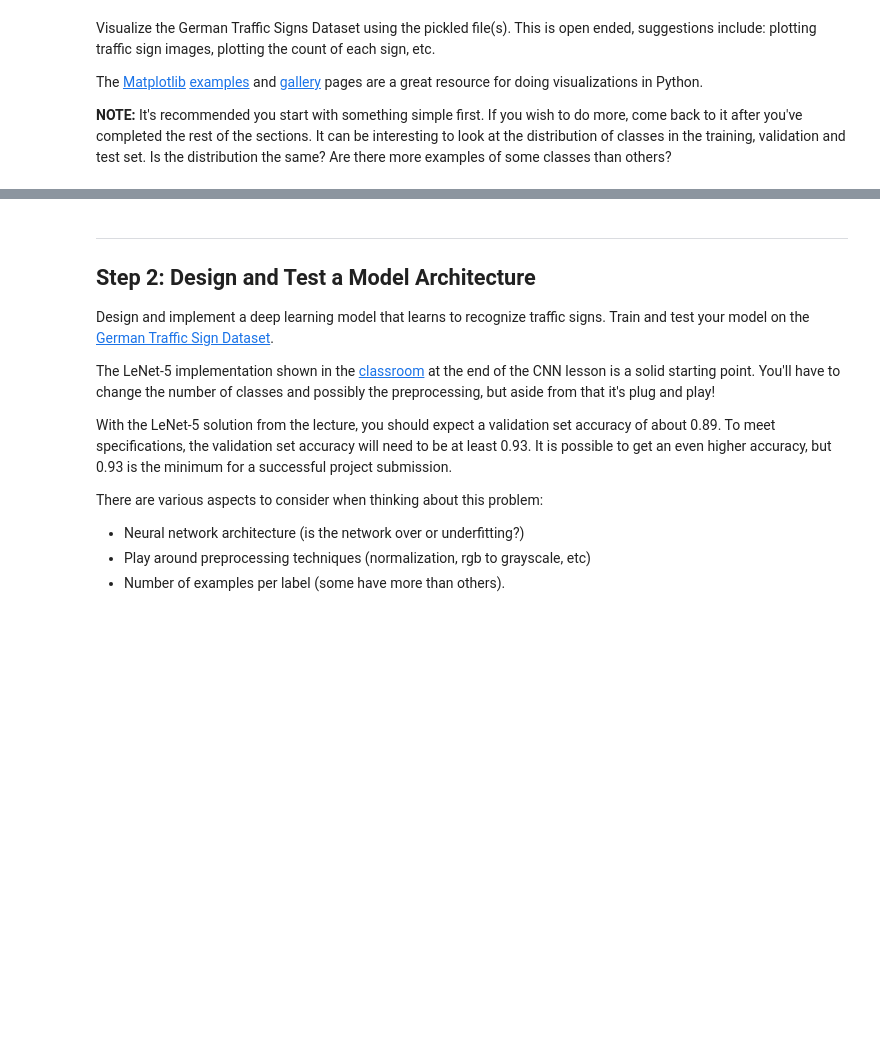
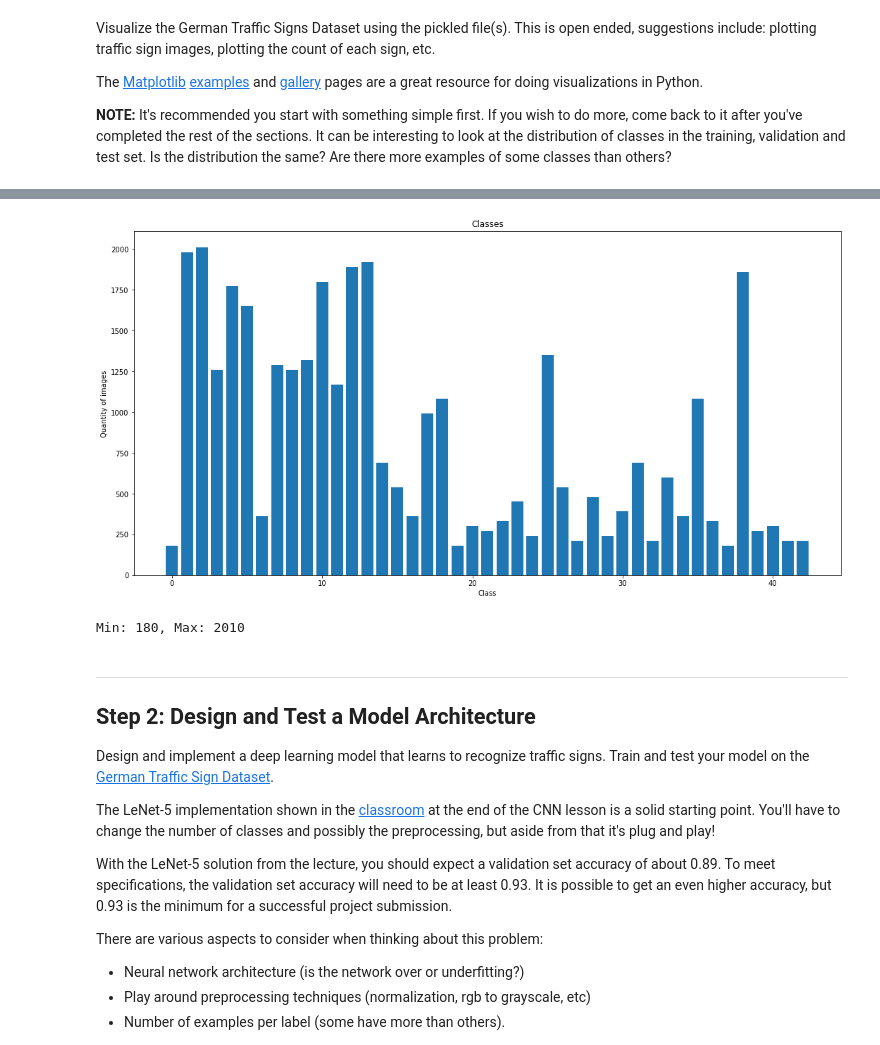
Before and after one commit to SRKarimov/SDCND-T1-P4-TrafficSignsClassifier, a Jupyter notebook: Traffic_Sign_Classifier.ipynb, the cells around one changed output, grey strips where cells are left out. Drawn from its saved outputs; the diff is of its cells as text; code cells hidden in the pictures; blank space fills up the shorter version.

```diff
--- a/Traffic_Sign_Classifier.ipynb
+++ b/Traffic_Sign_Classifier.ipynb
@@ -94,3 +113,16 @@ import matplotlib.pyplot as plt
+# %%
+# plot the number of images in each classes
+plt.figure(figsize = (18, 9))
+plt.bar(range(0, n_classes), samples)
+plt.title("Classes")
+plt.xlabel("Class")
+plt.ylabel("Quantity of images")
+plt.show()
+
+print("Min: {}, Max: {}".format(np.min(samples), np.max(samples)))
+# %% [output]
+[figure, added]
+Min: 180, Max: 2010
 # %% [markdown]
 ----
 
```
Also changed, not shown: parts of 16 cells of this notebook, 1 other file.
